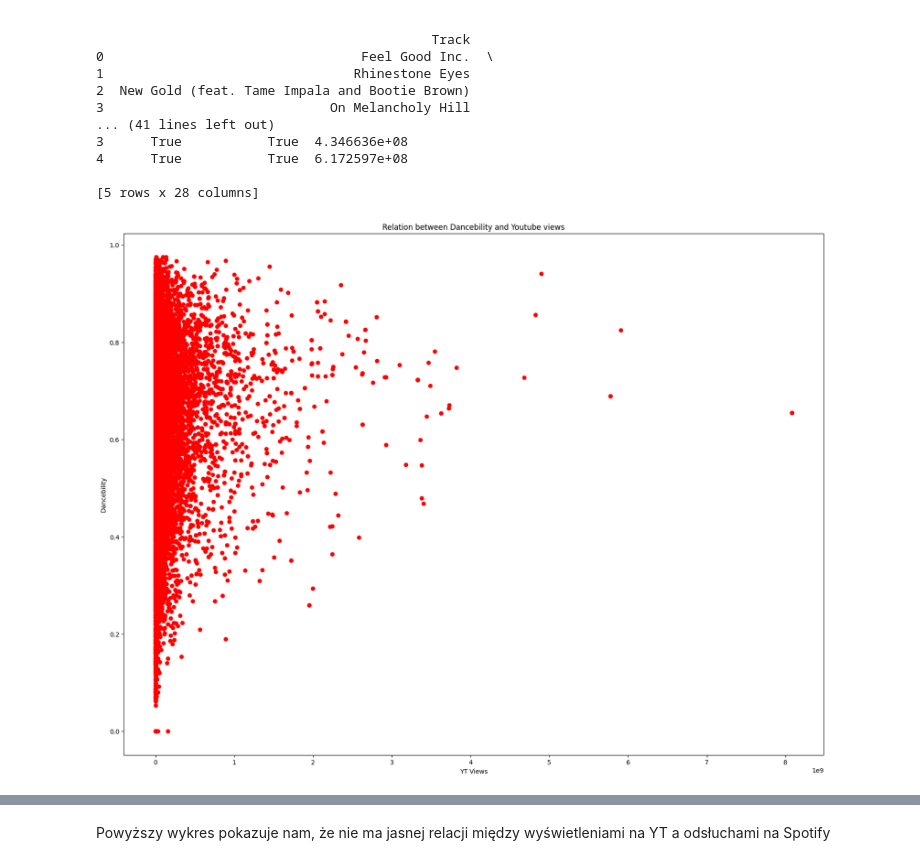
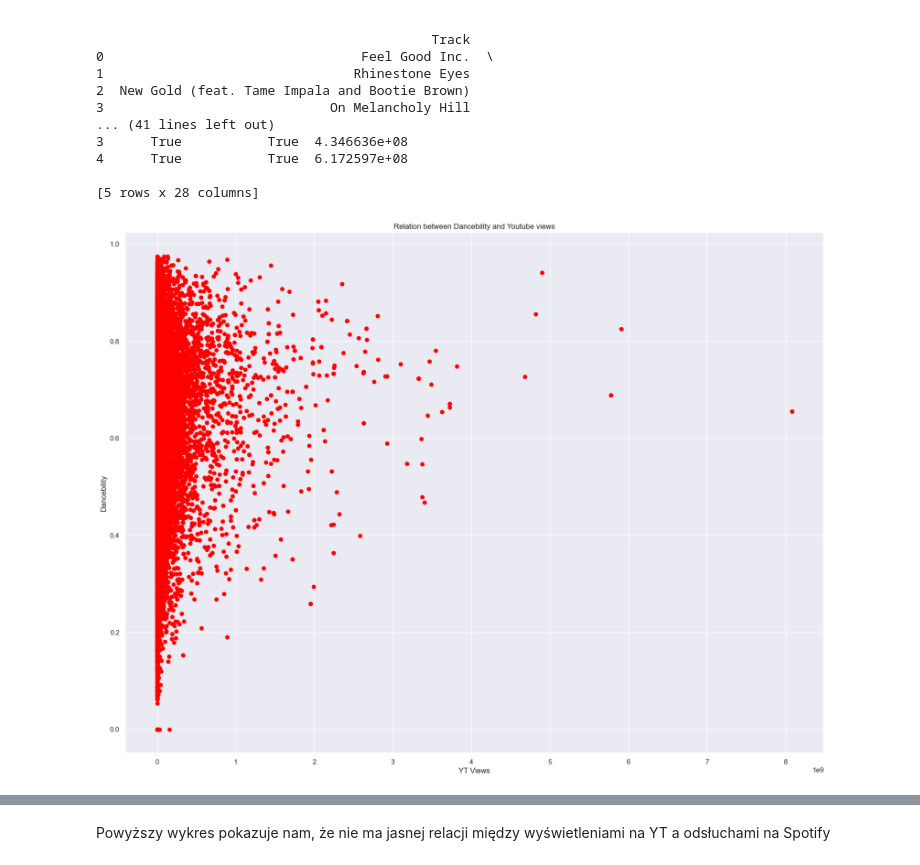
Before and after one commit to DamianZawolski/BIProject, a Jupyter notebook: YTSpotify.ipynb, the cells around one changed output, grey strips where cells are left out. Drawn from its saved outputs; the diff is of its cells as text; code cells hidden in the pictures.

Commit message:
Simple charts

```diff
--- a/YTSpotify.ipynb
+++ b/YTSpotify.ipynb
@@ -24,16 +24,19 @@ print(df.head())
 [5 rows x 28 columns]
 # %%
 from matplotlib import pyplot as plt
+import seaborn as sns
+sns.set_theme()
 fig = plt.figure(figsize=(20, 15))
 x = df.Views
 y = df.Danceability
 plt.scatter(x, y, color="red")
+
 plt.title("Relation between Dancebility and Youtube views")
 plt.xlabel("YT Views")
 plt.ylabel(f"Dancebility")
 plt.show()
 # %% [output]
-[figure, old version]
+[figure, new version]
 # %%
 fig.clear()
 fig = plt.figure(figsize=(20, 15))
```
Also changed, not shown: parts of 2 cells of this notebook.
